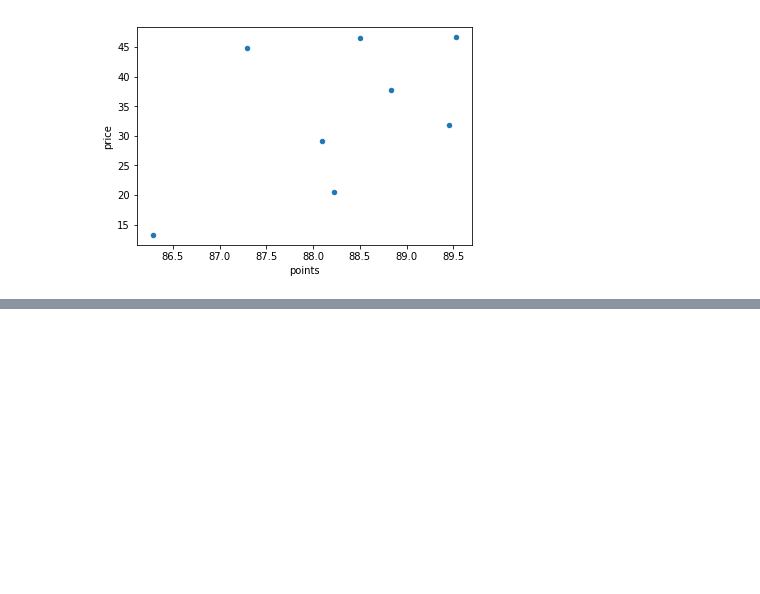
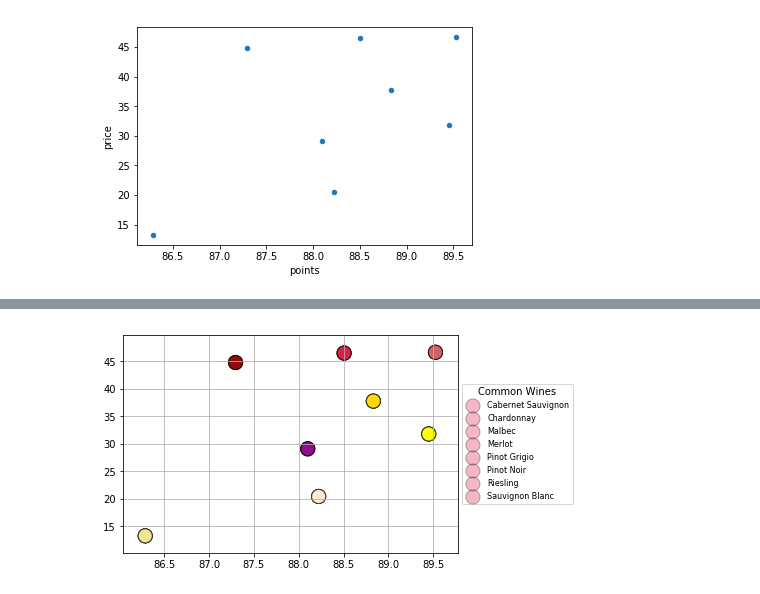
Before and after one commit to mcgeec91/Wine_Project, a Jupyter notebook: Anthony_Question5.ipynb, the cells around one changed output, grey strips where cells are left out. Saved outputs shown, nothing was run; the diff lists cells and outputs as text; code cells hidden in the pictures; blank space fills up the shorter version.

```diff
--- a/Anthony_Question5.ipynb
+++ b/Anthony_Question5.ipynb
@@ -119,3 +127,19 @@ plt.show()
+# %%
+from numpy.random import rand
+fig, ax = plt.subplots()
+for color in ["crimson", "gold", "darkmagenta", "darkred", "khaki", "indianred", "yellow", "blanchedalmond"]:
+
+    x, y = (merge_table ["points"], merge_table ["price"])
+    scale = 200
+    ax.scatter(x, y, c=colors, s=scale, label=labels,
+               alpha=0.3, edgecolors= "k")
+
+ax.legend(title="Common Wines", labels=labels, fontsize=8, loc="center left", bbox_to_anchor=(1, 0.5))
+ax.grid(True)
+
+plt.show()
+# %% [output]
+[figure, added]
 # %%
 # data to plot
 n_groups = 8
```
Also changed, not shown: parts of 3 cells of this notebook, 2 other files.
